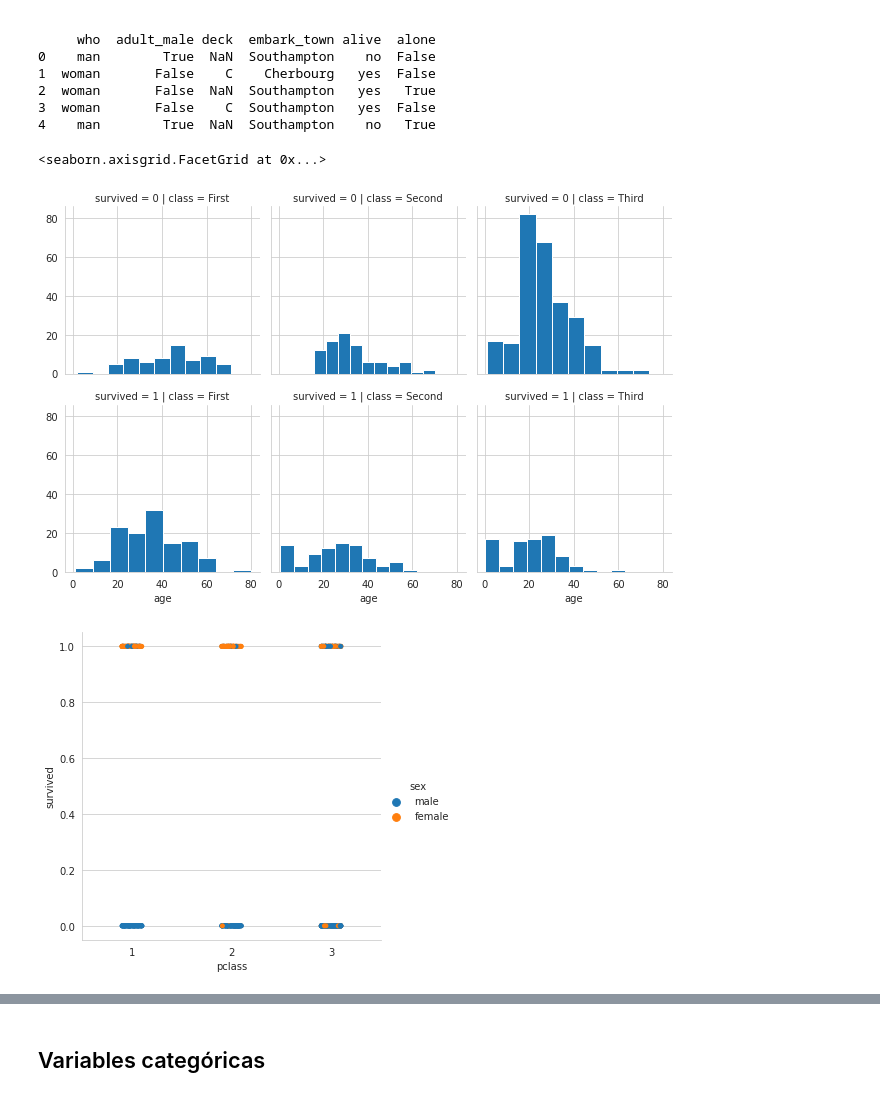
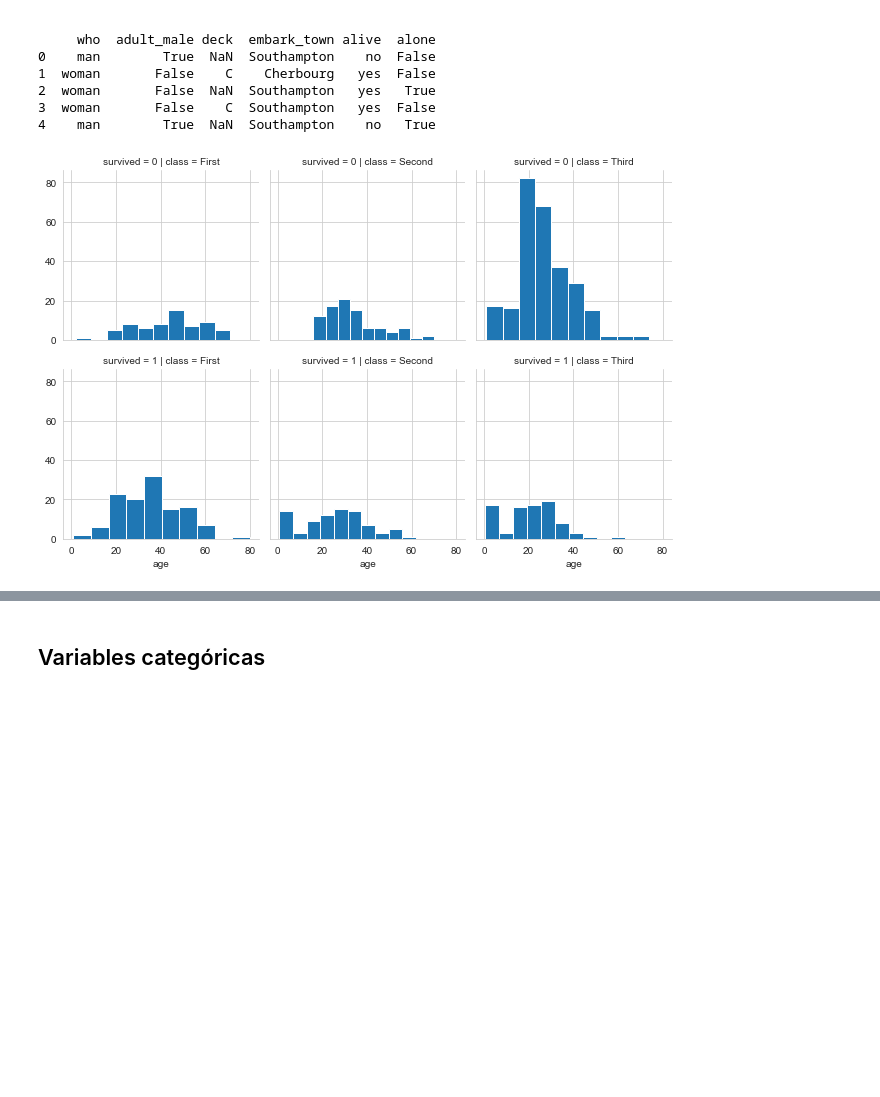
Before and after one commit to falevian/Python-Course, a Jupyter notebook: Section-3/2-seaborn-ex1.ipynb, the cells around one changed output, grey strips where cells are left out. Saved outputs shown, nothing was run; the diff lists cells and outputs as text; code cells hidden in the pictures; blank space fills up the shorter version.

```diff
--- a/Section-3/2-seaborn-ex1.ipynb
+++ b/Section-3/2-seaborn-ex1.ipynb
@@ -35,18 +40,13 @@ print(titanic.head())
 # %%
 # definir el estilo: whitegrid, darkgrid, white, dark, ticks
 sns.set_style("whitegrid")
 
 #Esto genera subplots para poder representar relaciones condicionales
 g = sns.FacetGrid(titanic, col="class", row="survived")
 # En esos suplots representamos histograma de la edad
 g = g.map(plt.hist,"age")
-
-# Variables categóricas -------------------
-sns.catplot(x="pclass",  y="survived", hue="sex", data=titanic)
 # %% [output]
-<seaborn.axisgrid.FacetGrid at 0x...>
-[figure, old version]
+[figure, new version]
-[figure, removed]
 # %%
 titanic = sns.load_dataset("titanic")
 g = sns.catplot("alive", col="deck", col_wrap=4,
```
Also changed, not shown: parts of 15 cells of this notebook, 9 other files.
